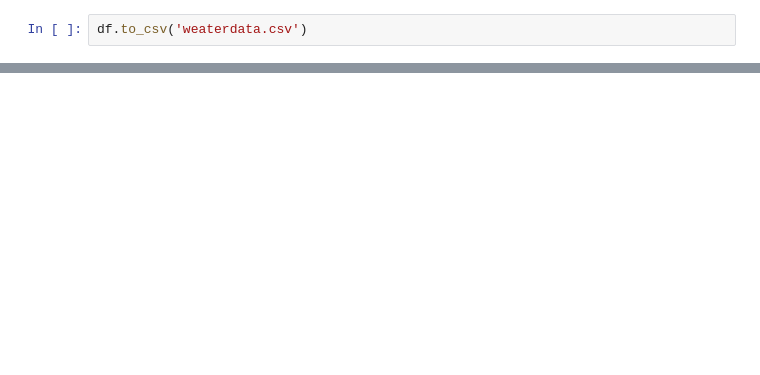
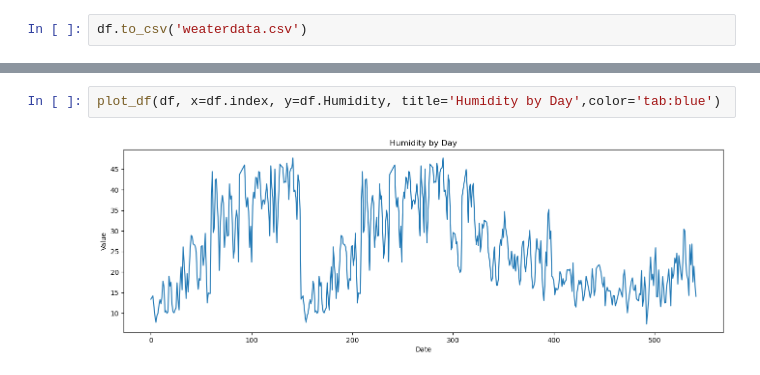
Before and after one commit to OmarEltouny78/DataScoence, a Jupyter notebook: Weather.ipynb, the cells around one changed output, grey strips where cells are left out. Cells and saved outputs as stored; diff of their text form; blank space fills up the shorter version.

```diff
--- a/Weather.ipynb
+++ b/Weather.ipynb
@@ -47,0 +91,4 @@ df.to_csv('weaterdata.csv')
+# %%
+plot_df(df, x=df.index, y=df.Humidity, title='Humidity by Day',color='tab:blue')
+# %% [output]
+[figure, added]
```
Also changed, not shown: parts of 43 cells of this notebook.
